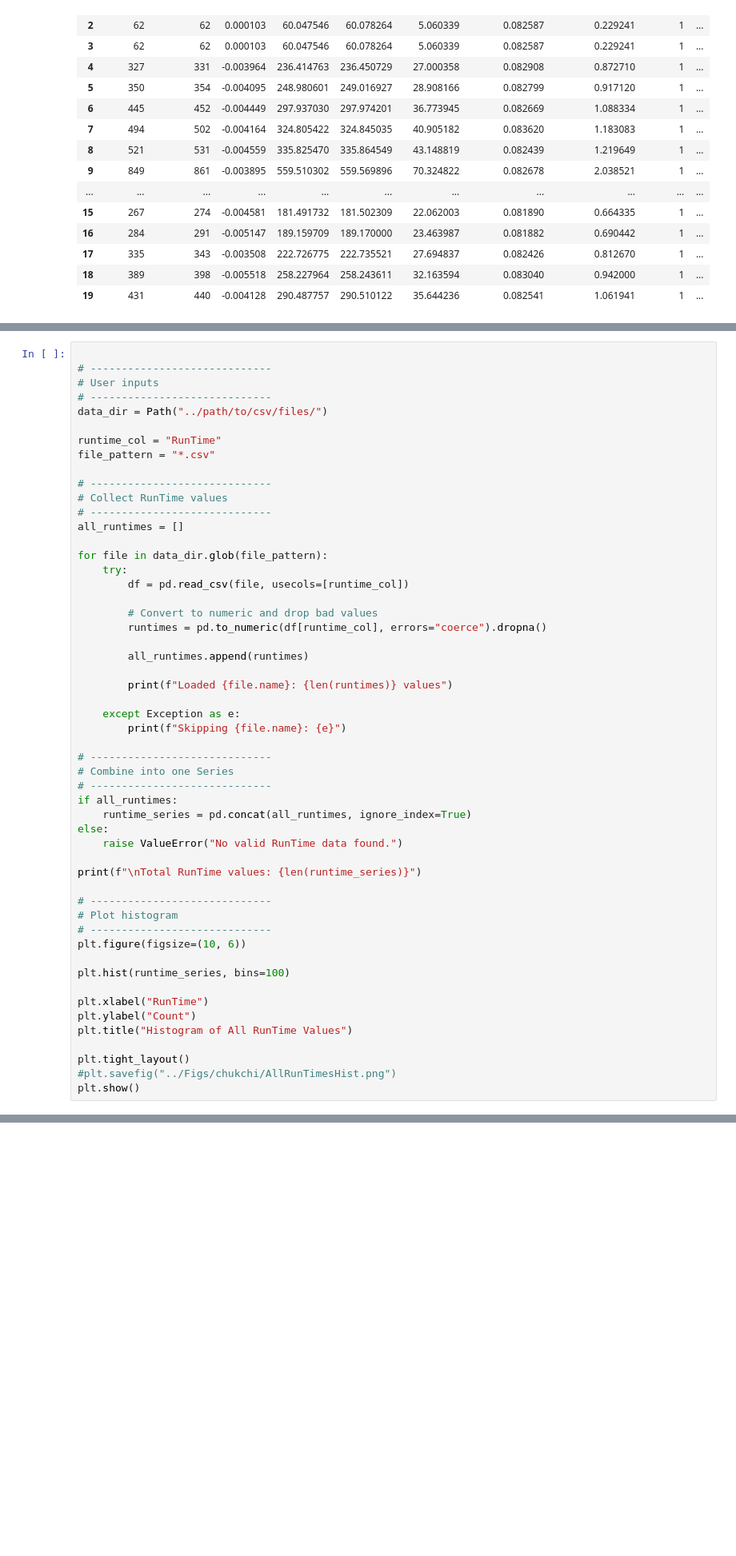
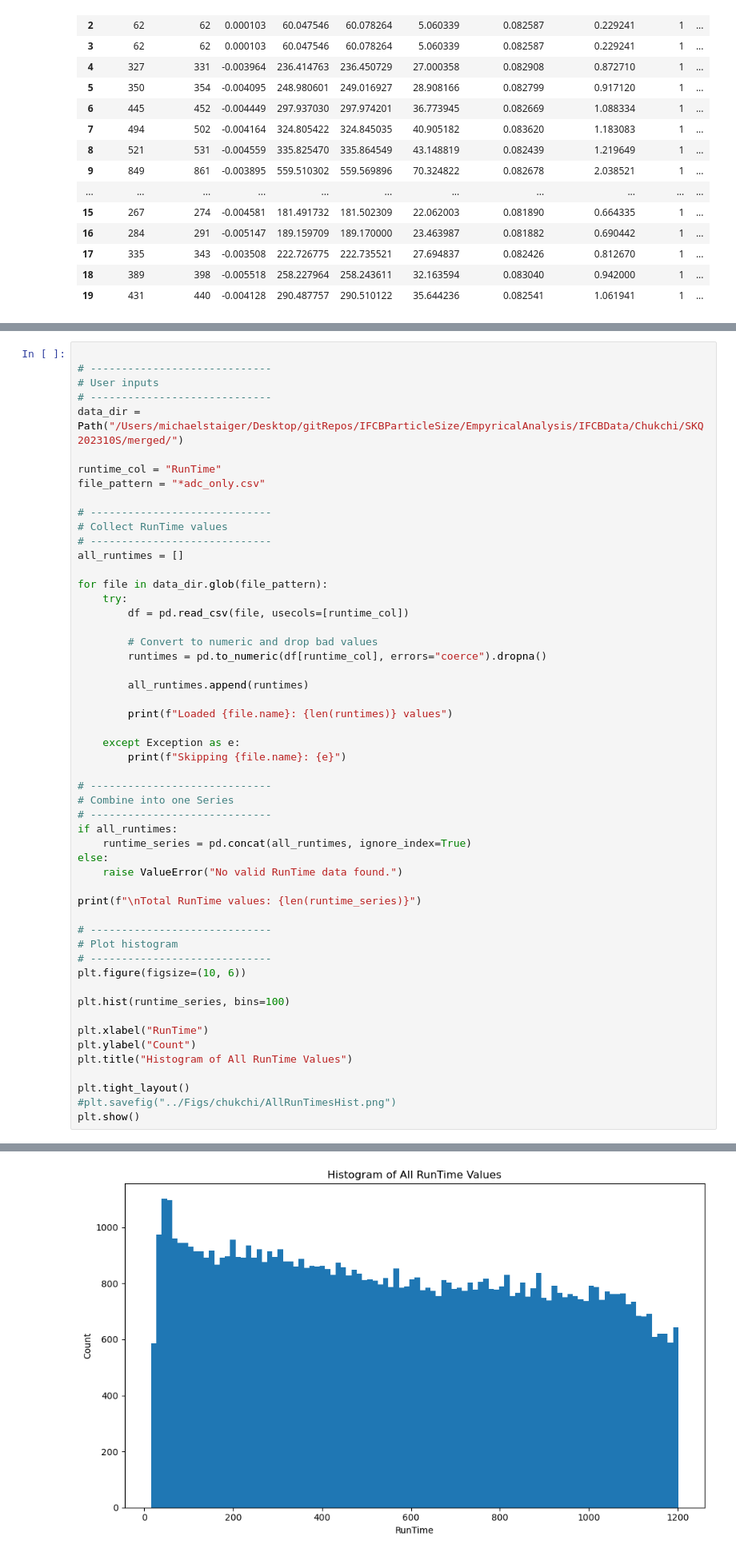
Before and after one commit to michaelstaiger/IFCBParticleSize, a Jupyter notebook: EmpyricalAnalysis/Notebooks/ChukchiBivalves.ipynb, the cells around one changed output, grey strips where cells are left out. Shown at 80% size. Drawn from its saved outputs; the diff is of its cells as text; blank space fills up the shorter version.

```diff
--- a/EmpyricalAnalysis/Notebooks/ChukchiBivalves.ipynb
+++ b/EmpyricalAnalysis/Notebooks/ChukchiBivalves.ipynb
@@ -149,10 +244,10 @@ plt.show()
 # -----------------------------
 # User inputs
 # -----------------------------
-data_dir = Path("../path/to/csv/files/")
+data_dir = Path("/Users/michaelstaiger/Desktop/gitRepos/IFCBParticleSize/EmpyricalAnalysis/IFCBData/Chukchi/SKQ202310S/merged/")
 
 runtime_col = "RunTime"
-file_pattern = "*.csv"
+file_pattern = "*adc_only.csv"
 
 # -----------------------------
 # Collect RunTime values
@@ -197,3 +292,4 @@ plt.title("Histogram of All RunTime Values")
 plt.tight_layout()
 #plt.savefig("../Figs/chukchi/AllRunTimesHist.png")
 plt.show()
+# %% [output]
@@ -199,0 +313 @@ plt.show()
+[figure, added]
```
Also changed, not shown: parts of 13 cells of this notebook, 1 other file.
